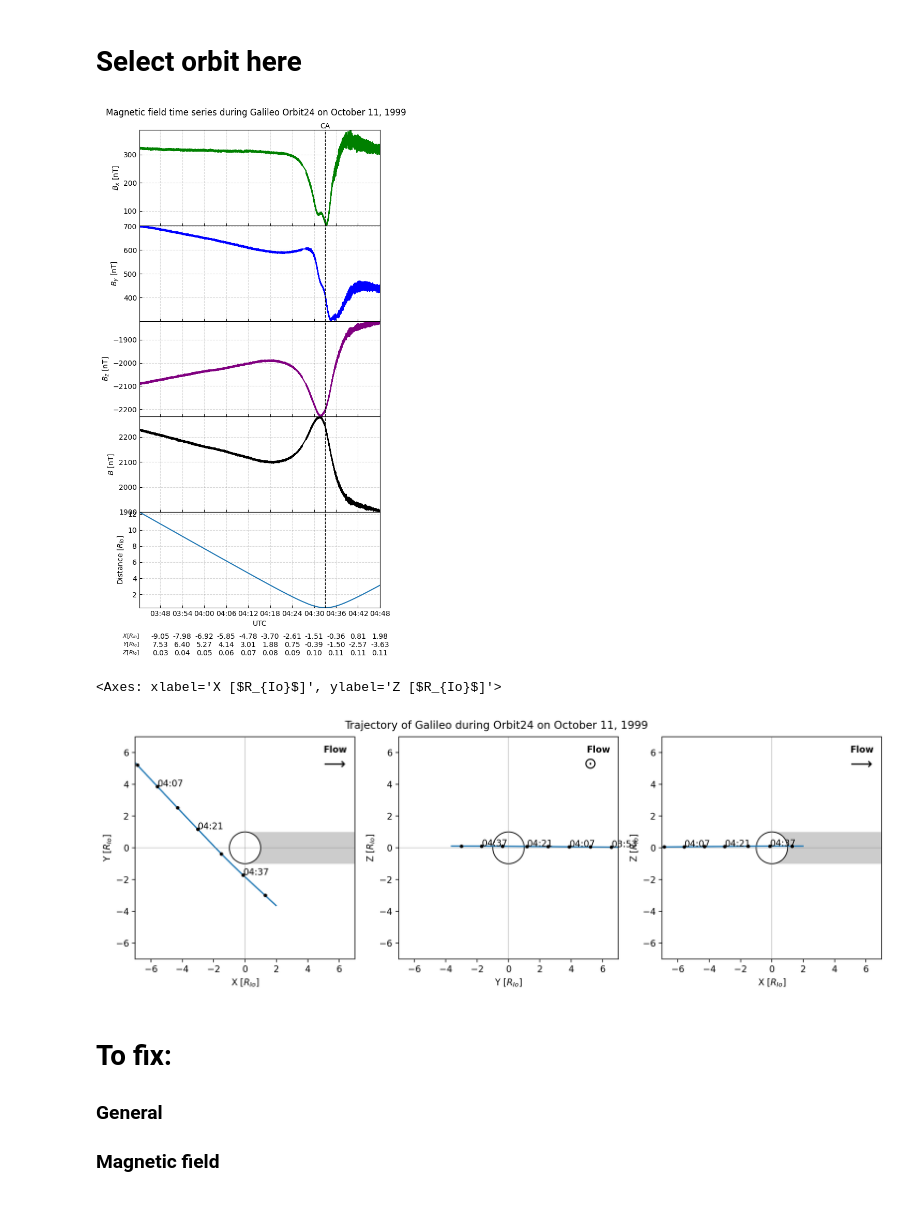
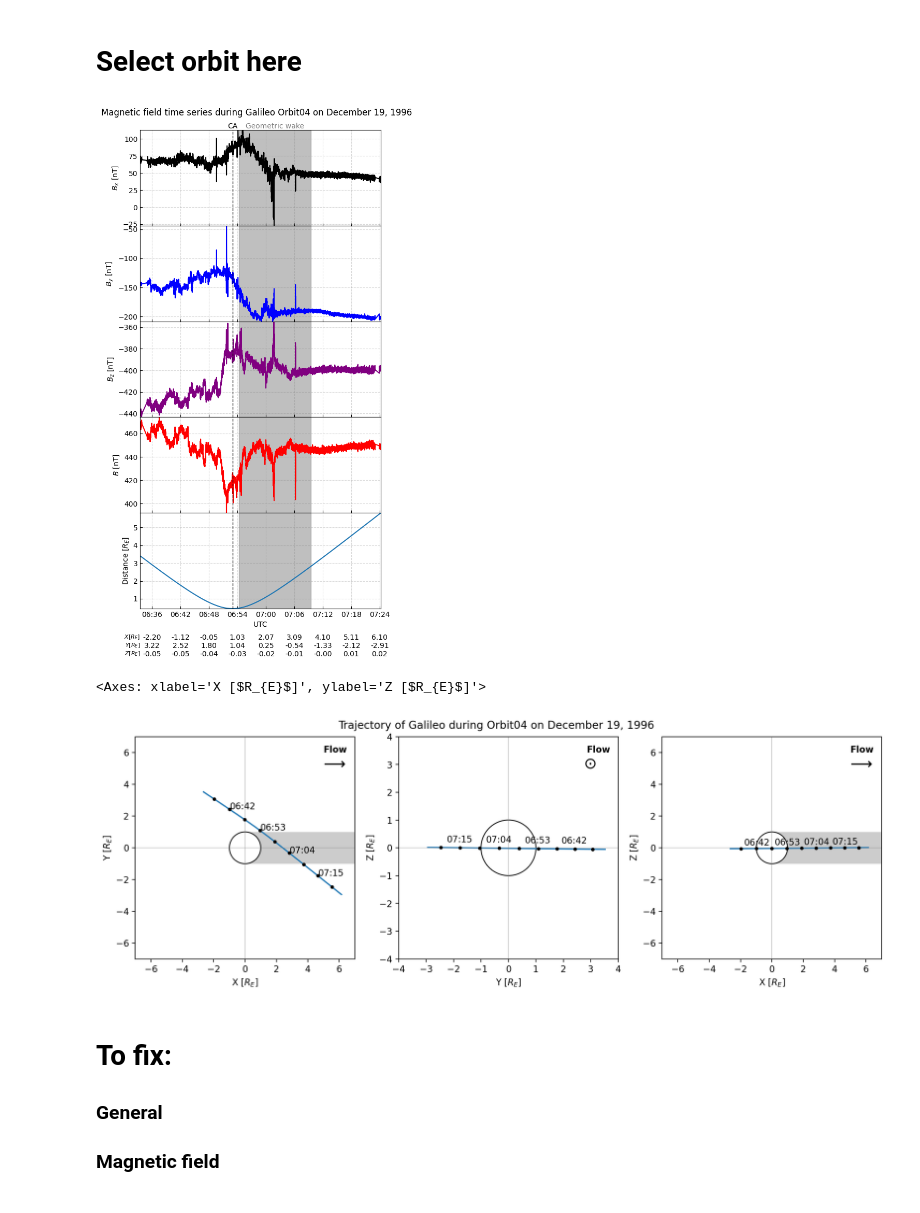
Before and after one commit to BlueNeptune11/GaPT, a Jupyter notebook: galileo_mag_analysis.ipynb, the cells around one changed output. Drawn from its saved outputs; the diff is of its cells as text; code cells hidden in the pictures.

Commit message:
Better plot_traj defaults

```diff
--- a/galileo_mag_analysis.ipynb
+++ b/galileo_mag_analysis.ipynb
@@ -60,31 +60,31 @@ orb04_eur, orb11_eur, orb12_eur, orb14_eur, orb15_eur, orb17_eur, orb19_eur, orb
 # %% [markdown]
 # Select orbit here
 # %%
-orbit_data = orb24_io
+orbit_data = orb04_eur
 # %%
 fig = plt.figure(figsize=(6,12), dpi=100)
 fig.suptitle(f'Magnetic field time series during Galileo Orbit{orbit_data['number'][0]} on {orbit_data['start date'][0]}', ha='center',va='bottom', y=0.9)
 gs = fig.add_gridspec(5, 1, height_ratios=[1, 1, 1, 1, 1], width_ratios=[1], hspace=0)
 
-plot_mag(orbit_data, fig, gs, 0, 'B_x', 'green')
+plot_mag(orbit_data, fig, gs, 0, 'B_x', 'black')
 plot_mag(orbit_data, fig, gs, 1, 'B_y', 'blue')
 plot_mag(orbit_data, fig, gs, 2, 'B_z', 'purple')
-plot_mag(orbit_data, fig, gs, 3, 'B', 'black')
+plot_mag(orbit_data, fig, gs, 3, 'B', 'red')
 # Distance to surface
 ax = plot_distance(orbit_data, fig, gs, 4)
 # %% [output]
-[figure, old version]
+[figure, new version]
 # %%
 fig = plt.figure(figsize=(15,4.5), dpi=200)
 fig.suptitle(f'Trajectory of Galileo during Orbit{orbit_data['number'][0]} on {orbit_data['start date'][0]}', ha='center',va='bottom', y=0.9)
 gs = fig.add_gridspec(1, 3, height_ratios=[1], width_ratios=[1, 1, 1], wspace=0.2)
 
 plot_traj(orbit_data, fig, gs, 0, 'XY', flowdir='right', date_offsets=[0,0])
-plot_traj(orbit_data, fig, gs, 1, 'YZ', flowdir='out', date_offsets=[0,0])
-plot_traj(orbit_data, fig, gs, 2, 'XZ', flowdir='right', date_offsets=[0,0])
+plot_traj(orbit_data, fig, gs, 1, 'YZ', flowdir='out', date_offsets=[-0.5,.2], lim=4)
+plot_traj(orbit_data, fig, gs, 2, 'XZ', flowdir='right', date_offsets=[-.8,.2])
 # %% [output]
-<Axes: xlabel='X [$R_{Io}$]', ylabel='Z [$R_{Io}$]'>
+<Axes: xlabel='X [$R_{E}$]', ylabel='Z [$R_{E}$]'>
-[figure, old version]
+[figure, new version]
 # %% [markdown]
 # To fix:
 ### General
```
Also changed, not shown: 1 other file.
